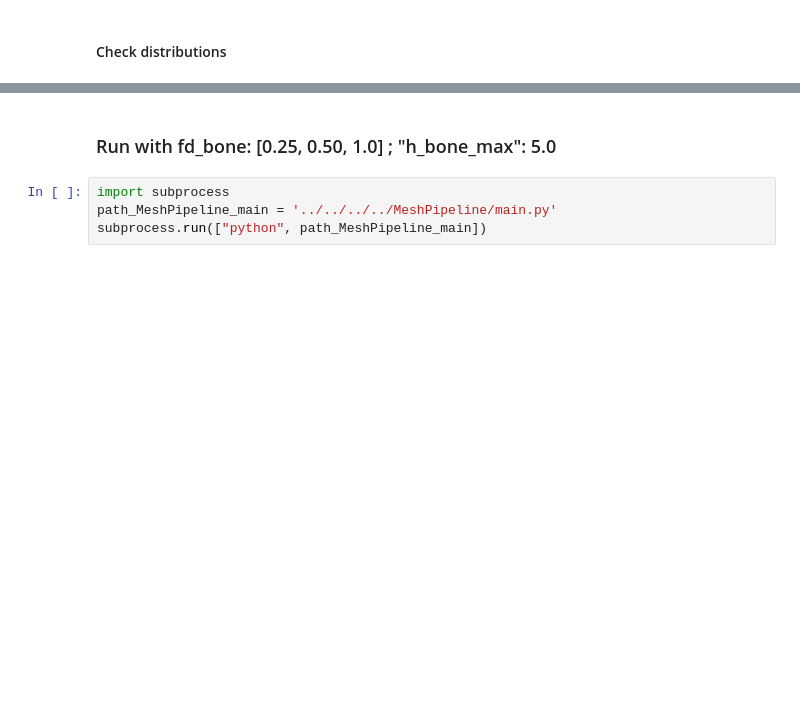
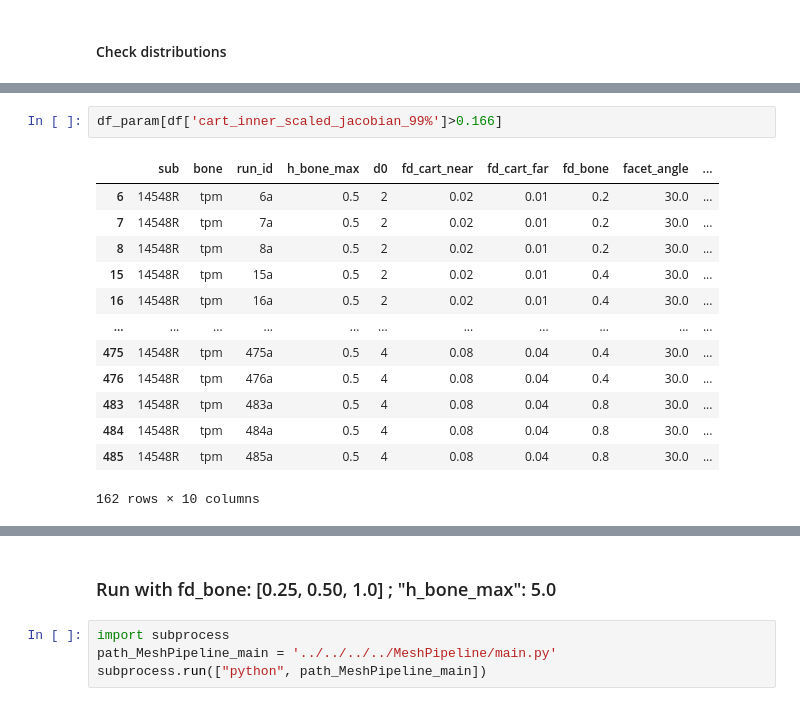
Before and after one commit to MattyOram/phd, a Jupyter notebook: WorkPackages/TMCJ-Contact/Computational/notebooks/MeshPipeline/ParamOptimisation/criteria3D/study1-analyseMetrics-box.ipynb, the cells around one changed output, grey strips where cells are left out. Cells and saved outputs as stored; diff of their text form; blank space fills up the shorter version.

```diff
--- a/WorkPackages/TMCJ-Contact/Computational/notebooks/MeshPipeline/ParamOptimisation/criteria3D/study1-analyseMetrics-box.ipynb
+++ b/WorkPackages/TMCJ-Contact/Computational/notebooks/MeshPipeline/ParamOptimisation/criteria3D/study1-analyseMetrics-box.ipynb
@@ -123,0 +430,16 @@ plt.show()
+# %%
+df_param[df['cart_inner_scaled_jacobian_99%']>0.166]
+# %% [output]
+|  | sub | bone | run_id | h_bone_max | d0 | fd_cart_near | fd_cart_far | fd_bone | facet_angle | ... |
+| 6 | 14548R | tpm | 6a | 0.5 | 2 | 0.02 | 0.01 | 0.2 | 30.0 | ... |
+| 7 | 14548R | tpm | 7a | 0.5 | 2 | 0.02 | 0.01 | 0.2 | 30.0 | ... |
+| 8 | 14548R | tpm | 8a | 0.5 | 2 | 0.02 | 0.01 | 0.2 | 30.0 | ... |
+| 15 | 14548R | tpm | 15a | 0.5 | 2 | 0.02 | 0.01 | 0.4 | 30.0 | ... |
+| 16 | 14548R | tpm | 16a | 0.5 | 2 | 0.02 | 0.01 | 0.4 | 30.0 | ... |
+| ... | ... | ... | ... | ... | ... | ... | ... | ... | ... | ... |
+| 475 | 14548R | tpm | 475a | 0.5 | 4 | 0.08 | 0.04 | 0.4 | 30.0 | ... |
+| 476 | 14548R | tpm | 476a | 0.5 | 4 | 0.08 | 0.04 | 0.4 | 30.0 | ... |
+| 483 | 14548R | tpm | 483a | 0.5 | 4 | 0.08 | 0.04 | 0.8 | 30.0 | ... |
+| 484 | 14548R | tpm | 484a | 0.5 | 4 | 0.08 | 0.04 | 0.8 | 30.0 | ... |
+| 485 | 14548R | tpm | 485a | 0.5 | 4 | 0.08 | 0.04 | 0.8 | 30.0 | ... |
+162 rows × 10 columns
```
Also changed, not shown: parts of 27 cells of this notebook, 9 other files.
